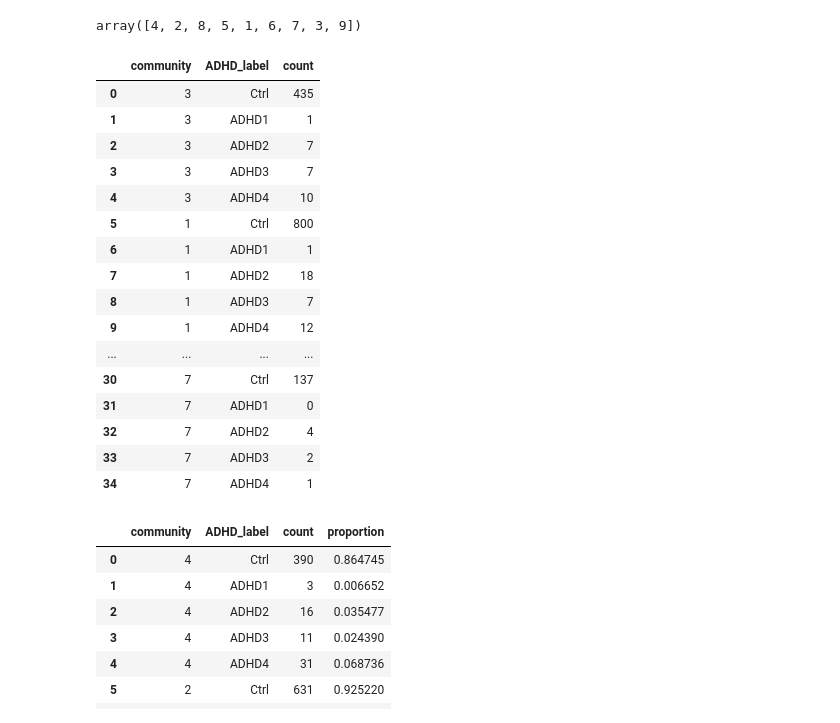
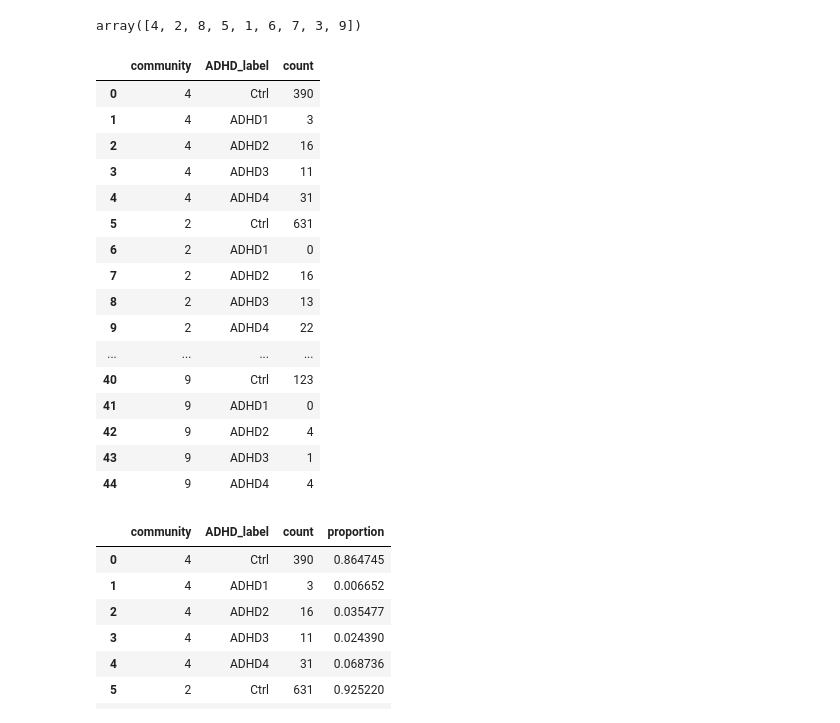
Before and after one commit to lundq163/FRF_results_viz, a Jupyter notebook: refactor/ADHD_horiz_label_fig.ipynb, the cells around one changed output. Saved outputs shown, nothing was run; the diff lists cells and outputs as text; code cells hidden in the pictures.

```diff
--- a/refactor/ADHD_horiz_label_fig.ipynb
+++ b/refactor/ADHD_horiz_label_fig.ipynb
@@ -262,32 +251,32 @@ array([4, 2, 8, 5, 1, 6, 7, 3, 9])
 # %%
 all_results_arms1 = []
 all_results_arms2 = []
 for community in communities_arms1:
     all_results_arms1.extend(get_adhd_counts(filtered_data_arms1, community))
 for community in communities_arms2:
     all_results_arms2.extend(get_adhd_counts(filtered_data_arms2, community))
 
 result_df_arms1 = pd.DataFrame(all_results_arms1)
 result_df_arms2 = pd.DataFrame(all_results_arms2)
-result_df_arms2
+result_df_arms1
 # %% [output]
 |  | community | ADHD_label | count |
-| 0 | 3 | Ctrl | 435 |
-| 1 | 3 | ADHD1 | 1 |
-| 2 | 3 | ADHD2 | 7 |
-| 3 | 3 | ADHD3 | 7 |
-| 4 | 3 | ADHD4 | 10 |
-| 5 | 1 | Ctrl | 800 |
-| 6 | 1 | ADHD1 | 1 |
-| 7 | 1 | ADHD2 | 18 |
-| 8 | 1 | ADHD3 | 7 |
-| 9 | 1 | ADHD4 | 12 |
+| 0 | 4 | Ctrl | 390 |
+| 1 | 4 | ADHD1 | 3 |
+| 2 | 4 | ADHD2 | 16 |
+| 3 | 4 | ADHD3 | 11 |
+| 4 | 4 | ADHD4 | 31 |
+| 5 | 2 | Ctrl | 631 |
+| 6 | 2 | ADHD1 | 0 |
+| 7 | 2 | ADHD2 | 16 |
+| 8 | 2 | ADHD3 | 13 |
+| 9 | 2 | ADHD4 | 22 |
 | ... | ... | ... | ... |
-| 30 | 7 | Ctrl | 137 |
-| 31 | 7 | ADHD1 | 0 |
-| 32 | 7 | ADHD2 | 4 |
-| 33 | 7 | ADHD3 | 2 |
-| 34 | 7 | ADHD4 | 1 |
+| 40 | 9 | Ctrl | 123 |
+| 41 | 9 | ADHD1 | 0 |
+| 42 | 9 | ADHD2 | 4 |
+| 43 | 9 | ADHD3 | 1 |
+| 44 | 9 | ADHD4 | 4 |
 # %%
 #calculate the relevant proportions and add it as a new column
 proportion_data_arms1 = result_df_arms1
```
Also changed, not shown: parts of 25 cells of this notebook, 6 other files.
